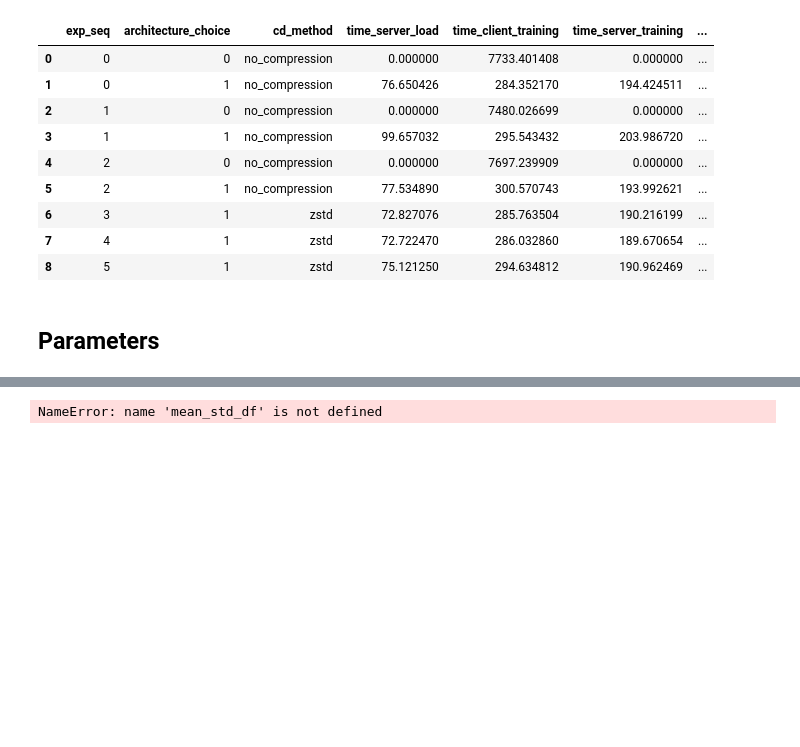
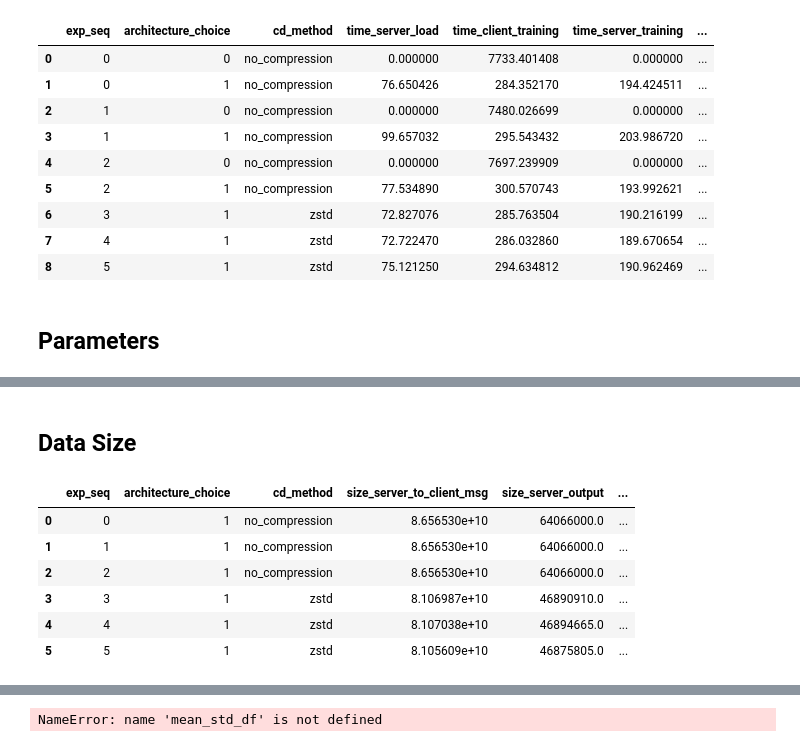
Before and after one commit to bishwamittra/scripts_multimodal, a Jupyter notebook: fusionnet_split_learning/read_output.ipynb, the cells around one changed output, grey strips where cells are left out. Cells and saved outputs as stored; diff of their text form; code cells hidden in the pictures; blank space fills up the shorter version.

```diff
--- a/fusionnet_split_learning/read_output.ipynb
+++ b/fusionnet_split_learning/read_output.ipynb
@@ -318,0 +408,37 @@ fig.show()
+# %% [markdown]
+## Data Size
+# %%
+size_columns = ['size_server_to_client_msg',
+                'size_server_output',
+                'size_client_head_gradient',
+                'size_server_model',
+                'size_client_to_server_msg',
+                'size_client_head_output',
+                'size_server_gradient']
+
+df_summary = df[df['architecture_choice'] != 0].copy()
+df_summary = df_summary.groupby(['exp_seq', 'architecture_choice', 'cd_method'])[size_columns].agg('sum').reset_index()
+
+good_name_architecture = {
+    0 : 'Non-split',
+    1 : 'Split A',
+    2 : 'Split B',
+    3 : 'Split C',
+    4 : 'Split D',
+}
+
+good_name_cd_method = {
+    'no_compression' : '',
+    'zstd' : '(C/D)',
+}
+
+df_summary['method_name'] = df_summary.apply(lambda x: f"{good_name_architecture[x['architecture_choice']]} {good_name_cd_method[x['cd_method']]}", axis=1)
+df_summary
+# %% [output]
+|  | exp_seq | architecture_choice | cd_method | size_server_to_client_msg | size_server_output | ... |
+| 0 | 0 | 1 | no_compression | 8.656530e+10 | 64066000.0 | ... |
+| 1 | 1 | 1 | no_compression | 8.656530e+10 | 64066000.0 | ... |
+| 2 | 2 | 1 | no_compression | 8.656530e+10 | 64066000.0 | ... |
+| 3 | 3 | 1 | zstd | 8.106987e+10 | 46890910.0 | ... |
+| 4 | 4 | 1 | zstd | 8.107038e+10 | 46894665.0 | ... |
+| 5 | 5 | 1 | zstd | 8.105609e+10 | 46875805.0 | ... |
```
Also changed, not shown: parts of 9 cells of this notebook.
